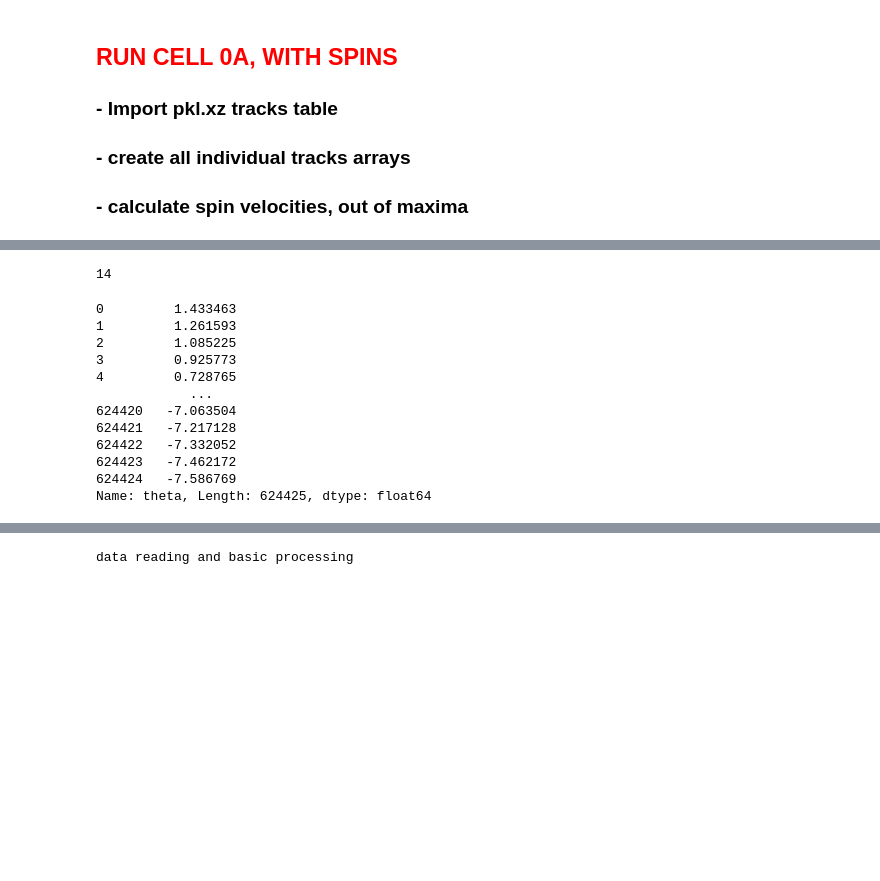
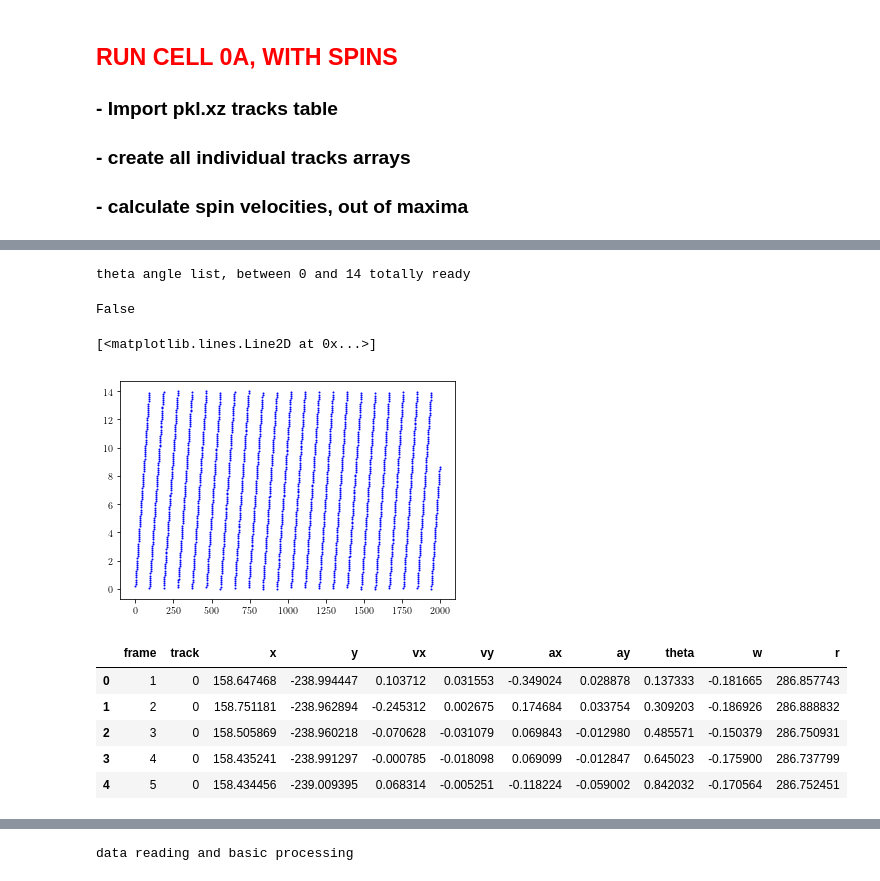
Before and after one commit to fvegar/brownian, a Jupyter notebook: chiral_tracks.ipynb, the cells around one changed output, grey strips where cells are left out. Cells and saved outputs as stored; diff of their text form; code cells hidden in the pictures; blank space fills up the shorter version.

```diff
--- a/chiral_tracks.ipynb
+++ b/chiral_tracks.ipynb
@@ -610,21 +661,23 @@ nothing to fix
-# %%
-nblades
-# %% [output]
-14
-# %%
-datos.loc[:,'w']=-datos.loc[:,'w']
+# %%
+if np.any(datos.theta.values<0)==False and np.any(datos.theta.values>14)==False:
+    print('theta angle list, between 0 and', circ_unit ,  'totally ready\n')
+# %% [output]
+theta angle list, between 0 and 14 totally ready
+# %%
+np.any(datos.theta.values>14)
+# %% [output]
+False
+# %%
+plt.plot(trackf(24,datos,True).theta[:2000],'o', markersize=1, color='b')
+# %% [output]
+[<matplotlib.lines.Line2D at 0x...>]
+[figure, added]
 # %%
-datos.theta
+datos.head()
 # %% [output]
-0         1.433463
-1         1.261593
-2         1.085225
-3         0.925773
-4         0.728765
-            ...
-624420   -7.063504
-624421   -7.217128
-624422   -7.332052
-624423   -7.462172
-624424   -7.586769
-Name: theta, Length: 624425, dtype: float64
+|  | frame | track | x | y | vx | vy | ax | ay | theta | w | r |
+| 0 | 1 | 0 | 158.647468 | -238.994447 | 0.103712 | 0.031553 | -0.349024 | 0.028878 | 0.137333 | -0.181665 | 286.857743 |
+| 1 | 2 | 0 | 158.751181 | -238.962894 | -0.245312 | 0.002675 | 0.174684 | 0.033754 | 0.309203 | -0.186926 | 286.888832 |
+| 2 | 3 | 0 | 158.505869 | -238.960218 | -0.070628 | -0.031079 | 0.069843 | -0.012980 | 0.485571 | -0.150379 | 286.750931 |
+| 3 | 4 | 0 | 158.435241 | -238.991297 | -0.000785 | -0.018098 | 0.069099 | -0.012847 | 0.645023 | -0.175900 | 286.737799 |
+| 4 | 5 | 0 | 158.434456 | -239.009395 | 0.068314 | -0.005251 | -0.118224 | -0.059002 | 0.842032 | -0.170564 | 286.752451 |
```
Also changed, not shown: parts of 7 cells of this notebook.
